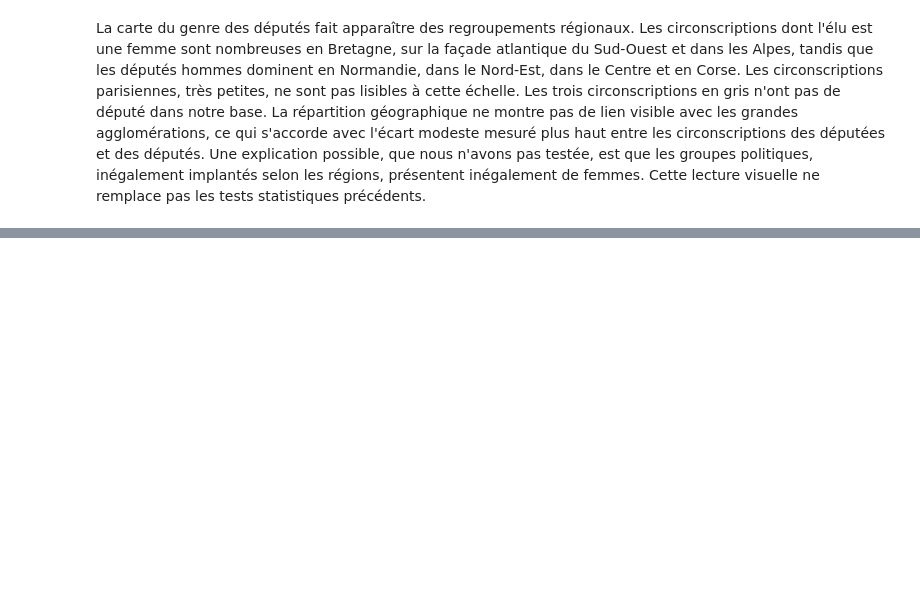
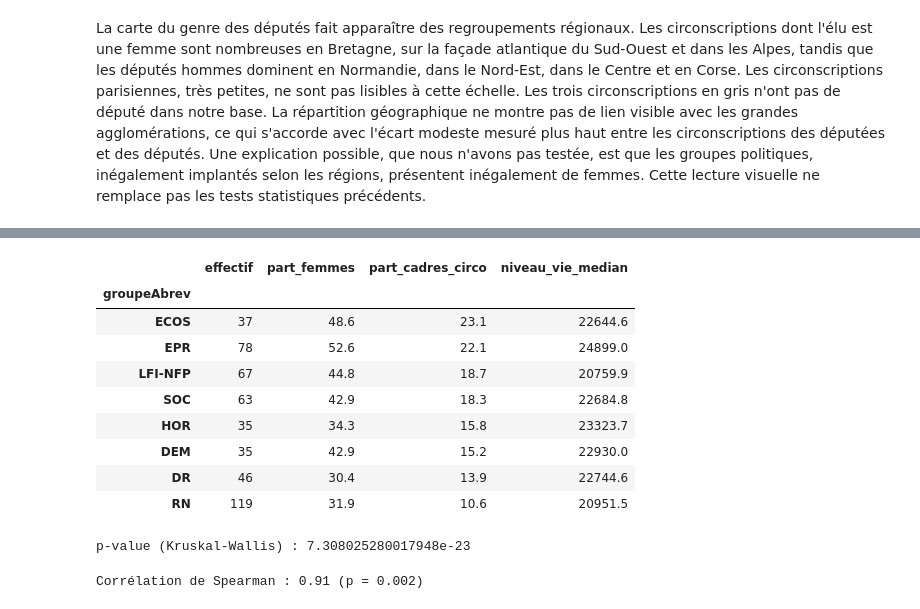
Before and after one commit to leanagzl/Python-pour-la-data-science-S1, a Jupyter notebook: rapport.ipynb, the cells around one changed output, grey strips where cells are left out. Saved outputs shown, nothing was run; the diff lists cells and outputs as text; code cells hidden in the pictures; blank space fills up the shorter version.

```diff
--- a/rapport.ipynb
+++ b/rapport.ipynb
@@ -269,0 +277,25 @@ La carte du genre des députés fait apparaître des regroupements régionaux. L
+# %%
+from representativite import profil_par_groupe
+
+tab_groupes = profil_par_groupe(comp)
+display(tab_groupes)
+print("p-value (Kruskal-Wallis) :", tab_groupes.attrs["p_kruskal"])
+# %% [output]
+|  | effectif | part_femmes | part_cadres_circo | niveau_vie_median |
+| groupeAbrev |  |  |  |  |
+| ECOS | 37 | 48.6 | 23.1 | 22644.6 |
+| EPR | 78 | 52.6 | 22.1 | 24899.0 |
+| LFI-NFP | 67 | 44.8 | 18.7 | 20759.9 |
+| SOC | 63 | 42.9 | 18.3 | 22684.8 |
+| HOR | 35 | 34.3 | 15.8 | 23323.7 |
+| DEM | 35 | 42.9 | 15.2 | 22930.0 |
+| DR | 46 | 30.4 | 13.9 | 22744.6 |
+| RN | 119 | 31.9 | 10.6 | 20951.5 |
+p-value (Kruskal-Wallis) : 7.308025280017948e-23
+# %%
+from representativite import correlation_groupes
+
+r, p = correlation_groupes(tab_groupes)
+print(f"Corrélation de Spearman : {r:.2f} (p = {p:.3f})")
+# %% [output]
+Corrélation de Spearman : 0.91 (p = 0.002)
```
Also changed, not shown: parts of 2 cells of this notebook, 2 other files.
